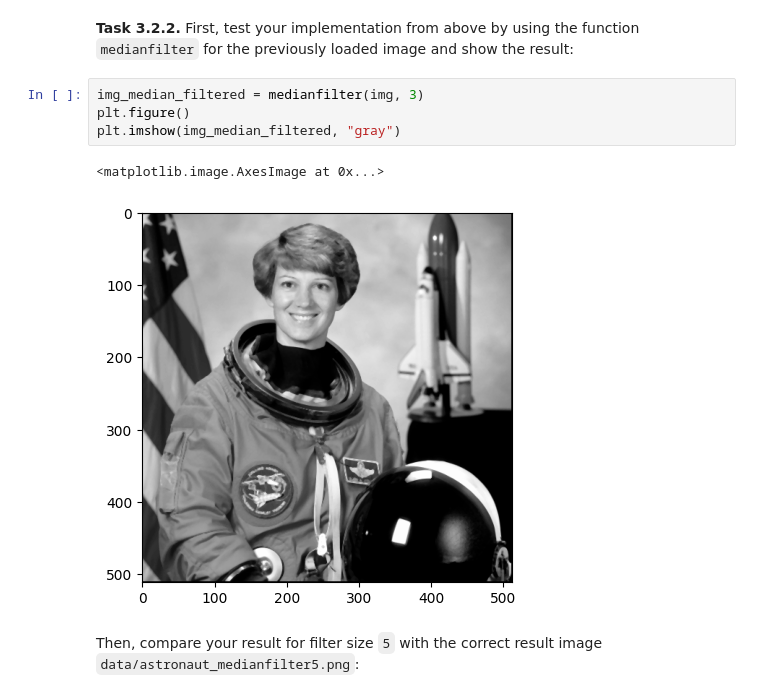
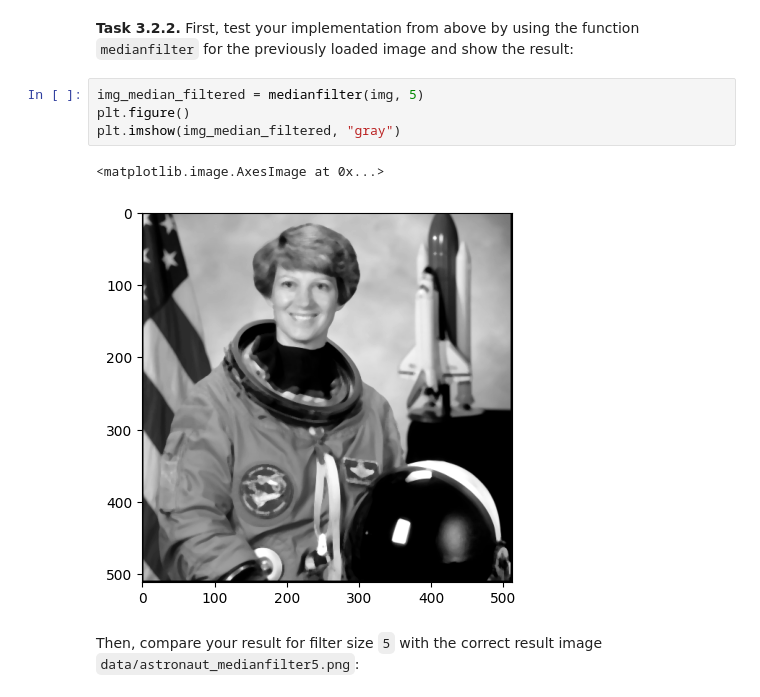
Before and after one commit to balint-bozoki/mobi-fs3-python, a Jupyter notebook: task3.ipynb, the cells around one changed output. Cells and saved outputs as stored; diff of their text form.

```diff
--- a/task3.ipynb
+++ b/task3.ipynb
@@ -68,12 +68,12 @@ def medianfilter(img_in, size):
 # %% [markdown]
 **<a id="#">Task 3.2.2.</a>** First, test your implementation from above by using the function `medianfilter` for the previously loaded image and show the result:
 # %%
-img_median_filtered = medianfilter(img, 3)
+img_median_filtered = medianfilter(img, 5)
 plt.figure()
 plt.imshow(img_median_filtered, "gray")
 # %% [output]
 <matplotlib.image.AxesImage at 0x...>
-[figure, old version]
+[figure, new version]
 # %% [markdown]
 Then, compare your result for filter size `5` with the correct result image `data/astronaut_medianfilter5.png`:
 # %%
```
Also changed, not shown: parts of 6 cells of this notebook.
